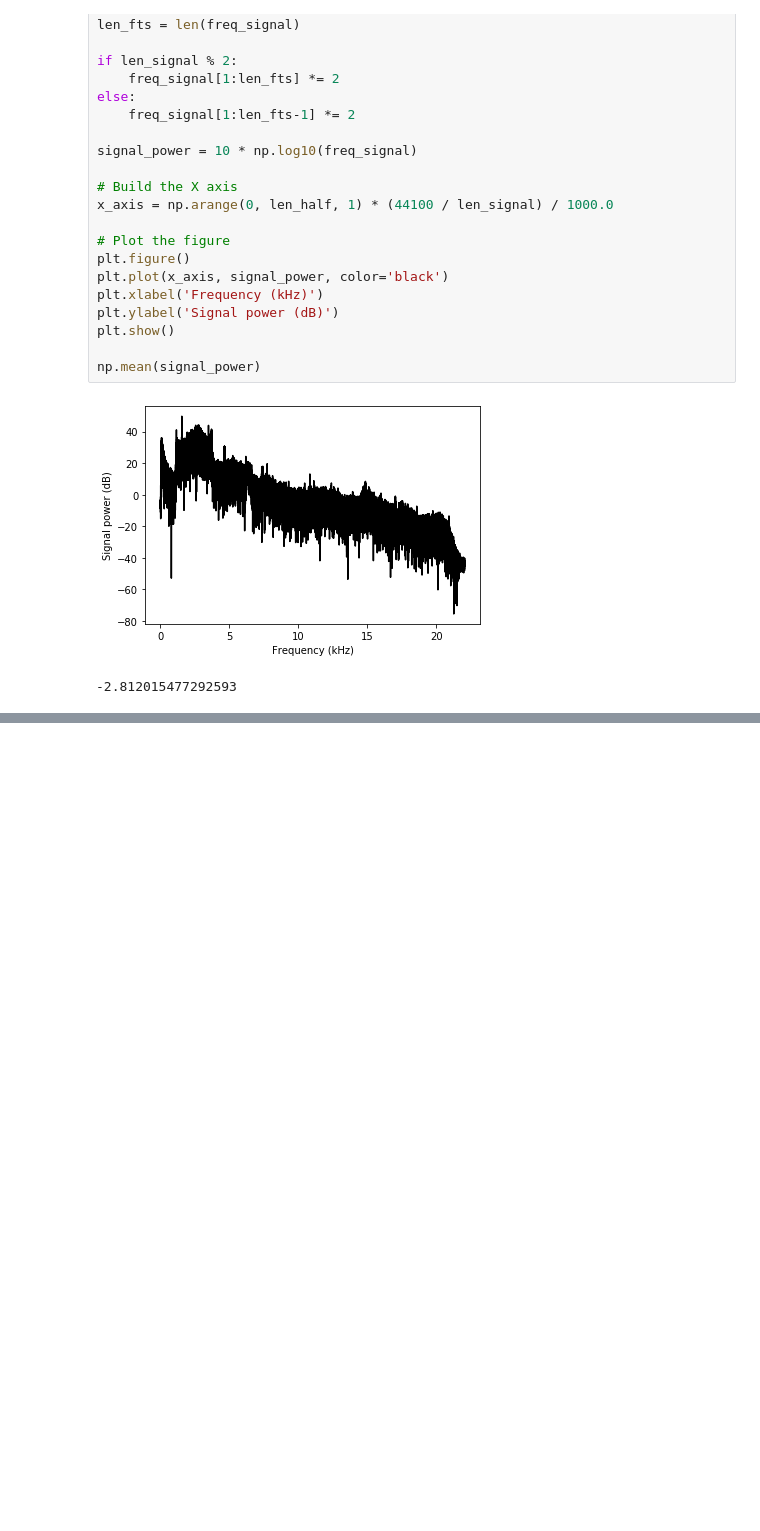
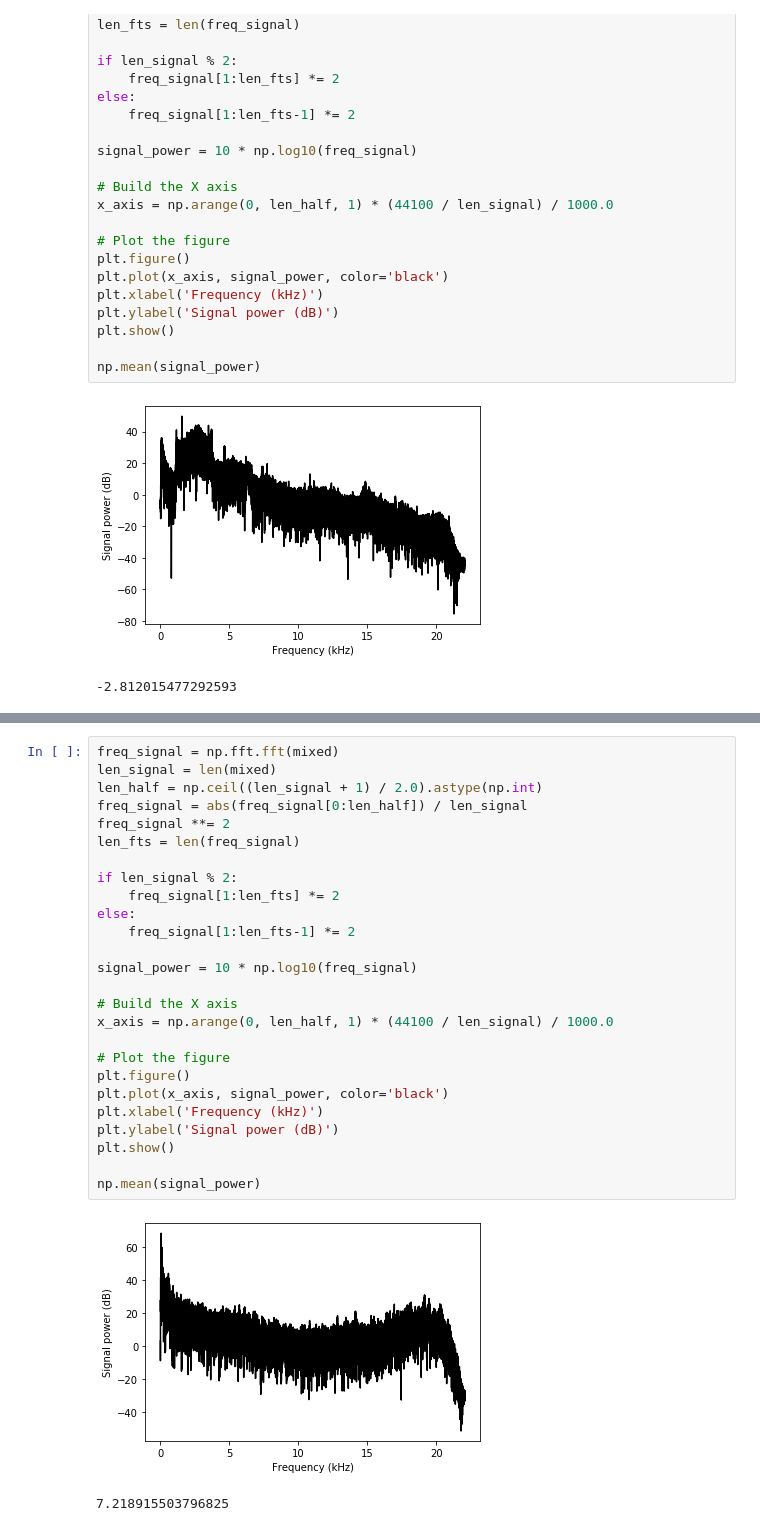
Before and after one commit to venkunikku/crew-2, a Jupyter notebook: audio/production/decibel_threshold.ipynb, the cells around one changed output, grey strips where cells are left out. Cells and saved outputs as stored; diff of their text form; blank space fills up the shorter version.

Commit message:
audio: moved frequency_start into production

```diff
--- a/audio/production/decibel_threshold.ipynb
+++ b/audio/production/decibel_threshold.ipynb
@@ -453,0 +465,29 @@ np.mean(signal_power)
+# %%
+freq_signal = np.fft.fft(mixed)
+len_signal = len(mixed)
+len_half = np.ceil((len_signal + 1) / 2.0).astype(np.int)
+freq_signal = abs(freq_signal[0:len_half]) / len_signal
+freq_signal **= 2
+len_fts = len(freq_signal)
+
+if len_signal % 2:
+    freq_signal[1:len_fts] *= 2
+else:
+    freq_signal[1:len_fts-1] *= 2
+
+signal_power = 10 * np.log10(freq_signal)
+
+# Build the X axis
+x_axis = np.arange(0, len_half, 1) * (44100 / len_signal) / 1000.0
+
+# Plot the figure
+plt.figure()
+plt.plot(x_axis, signal_power, color='black')
+plt.xlabel('Frequency (kHz)')
+plt.ylabel('Signal power (dB)')
+plt.show()
+
+np.mean(signal_power)
+# %% [output]
+[figure, added]
+7.218915503796825
```
Also changed, not shown: parts of 5 cells of this notebook, 1 other file.
